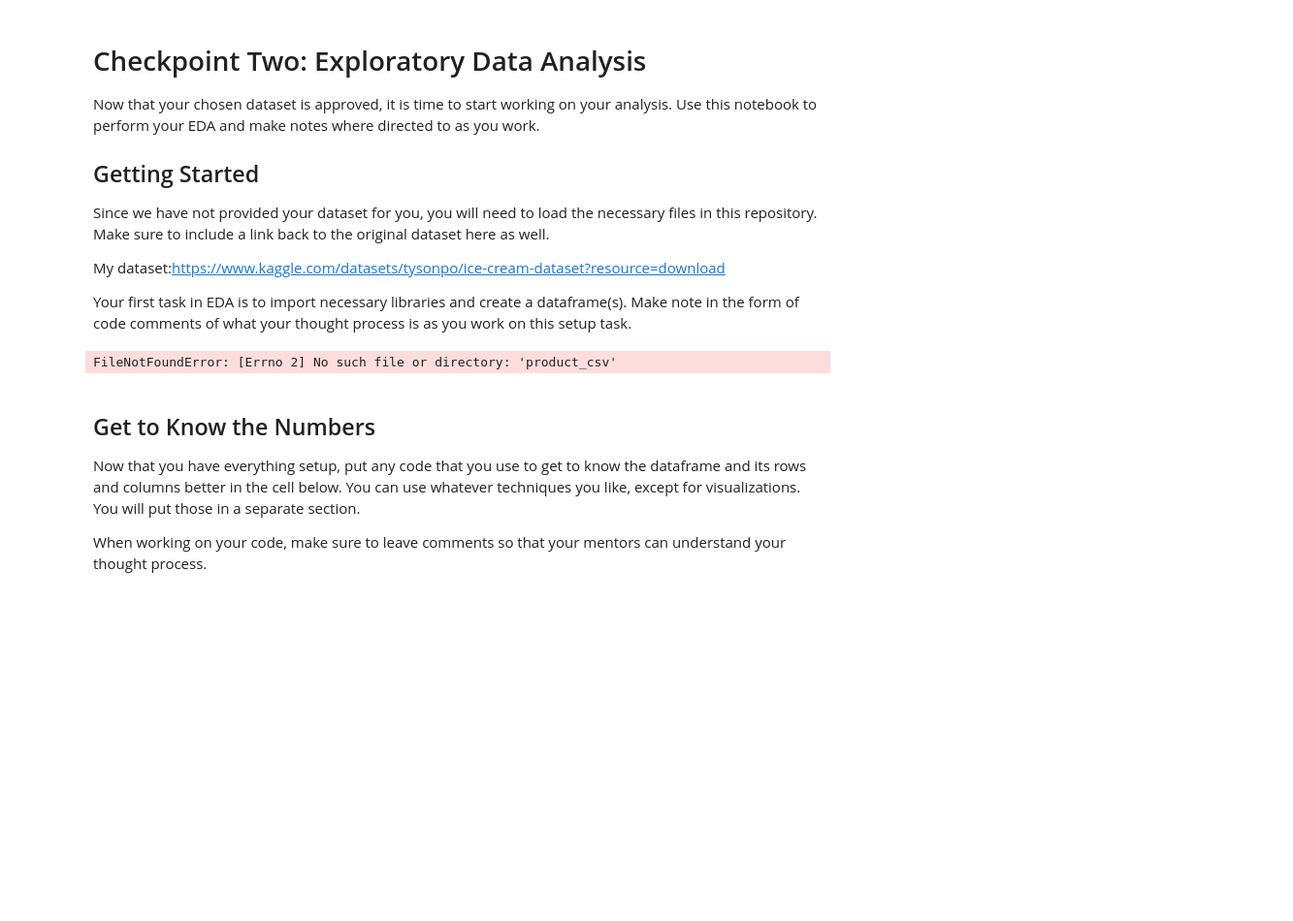
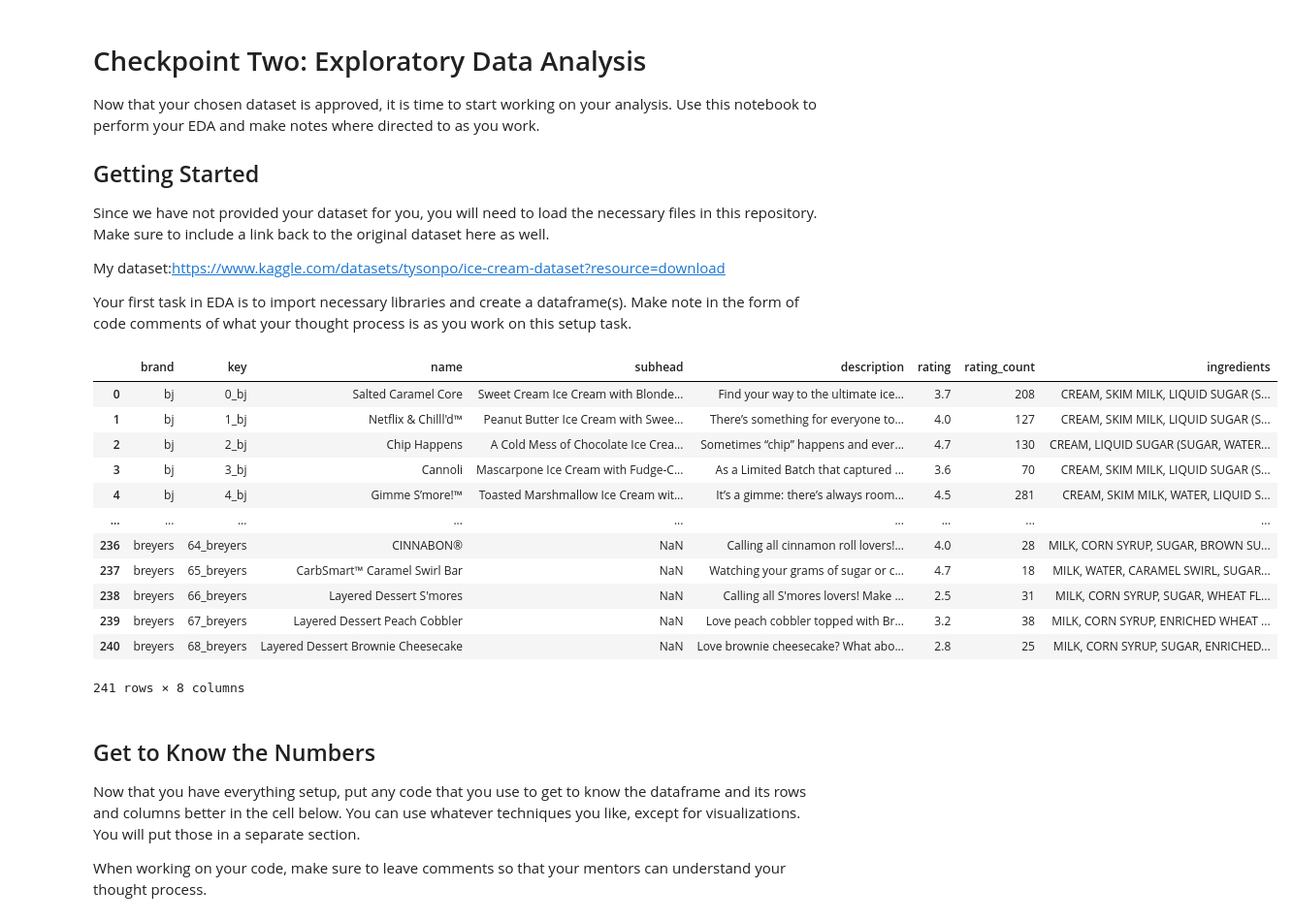
Before and after one commit to KavVij/eda-checkpoint_Kav, a Jupyter notebook: checkpoint-two.ipynb, the cells around one changed output. Shown at 97% size. Drawn from its saved outputs; the diff is of its cells as text; code cells hidden in the pictures; blank space fills up the shorter version.

```diff
--- a/checkpoint-two.ipynb
+++ b/checkpoint-two.ipynb
@@ -12,14 +12,29 @@ My dataset:https://www.kaggle.com/datasets/tysonpo/ice-cream-dataset?resource=do
 Your first task in EDA is to import necessary libraries and create a dataframe(s). Make note in the form of code comments of what your thought process is as you work on this setup task.
 # %%
 import pandas as pd
+import sqlite3 as sl
 import numpy as np
 import seaborn as sb
 import matplotlib.pyplot as plt
 from matplotlib import style
 
-df=pd.read_csv('product_csv')
+df_reviews=pd.read_csv('reviews.csv')
+df=pd.read_csv('products.csv')
+df
 # %% [output]
+|  | brand | key | name | subhead | description | rating | rating_count | ingredients |
+| 0 | bj | 0_bj | Salted Caramel Core | Sweet Cream Ice Cream with Blonde... | Find your way to the ultimate ice... | 3.7 | 208 | CREAM, SKIM MILK, LIQUID SUGAR (S... |
+| 1 | bj | 1_bj | Netflix & Chilll'd™ | Peanut Butter Ice Cream with Swee... | There’s something for everyone to... | 4.0 | 127 | CREAM, SKIM MILK, LIQUID SUGAR (S... |
+| 2 | bj | 2_bj | Chip Happens | A Cold Mess of Chocolate Ice Crea... | Sometimes “chip” happens and ever... | 4.7 | 130 | CREAM, LIQUID SUGAR (SUGAR, WATER... |
+| 3 | bj | 3_bj | Cannoli | Mascarpone Ice Cream with Fudge-C... | As a Limited Batch that captured ... | 3.6 | 70 | CREAM, SKIM MILK, LIQUID SUGAR (S... |
+| 4 | bj | 4_bj | Gimme S’more!™ | Toasted Marshmallow Ice Cream wit... | It’s a gimme: there’s always room... | 4.5 | 281 | CREAM, SKIM MILK, WATER, LIQUID S... |
+| ... | ... | ... | ... | ... | ... | ... | ... | ... |
+| 236 | breyers | 64_breyers | CINNABON® | NaN | Calling all cinnamon roll lovers!... | 4.0 | 28 | MILK, CORN SYRUP, SUGAR, BROWN SU... |
+| 237 | breyers | 65_breyers | CarbSmart™ Caramel Swirl Bar | NaN | Watching your grams of sugar or c... | 4.7 | 18 | MILK, WATER, CARAMEL SWIRL, SUGAR... |
+| 238 | breyers | 66_breyers | Layered Dessert S'mores | NaN | Calling all S'mores lovers! Make ... | 2.5 | 31 | MILK, CORN SYRUP, SUGAR, WHEAT FL... |
+| 239 | breyers | 67_breyers | Layered Dessert Peach Cobbler | NaN | Love peach cobbler topped with Br... | 3.2 | 38 | MILK, CORN SYRUP, ENRICHED WHEAT ... |
+| 240 | breyers | 68_breyers | Layered Dessert Brownie Cheesecake | NaN | Love brownie cheesecake? What abo... | 2.8 | 25 | MILK, CORN SYRUP, SUGAR, ENRICHED... |
-FileNotFoundError: [Errno 2] No such file or directory: 'product_csv'
+241 rows × 8 columns
 # %% [markdown]
 ## Get to Know the Numbers
 
```
Also changed, not shown: parts of 12 cells of this notebook.
